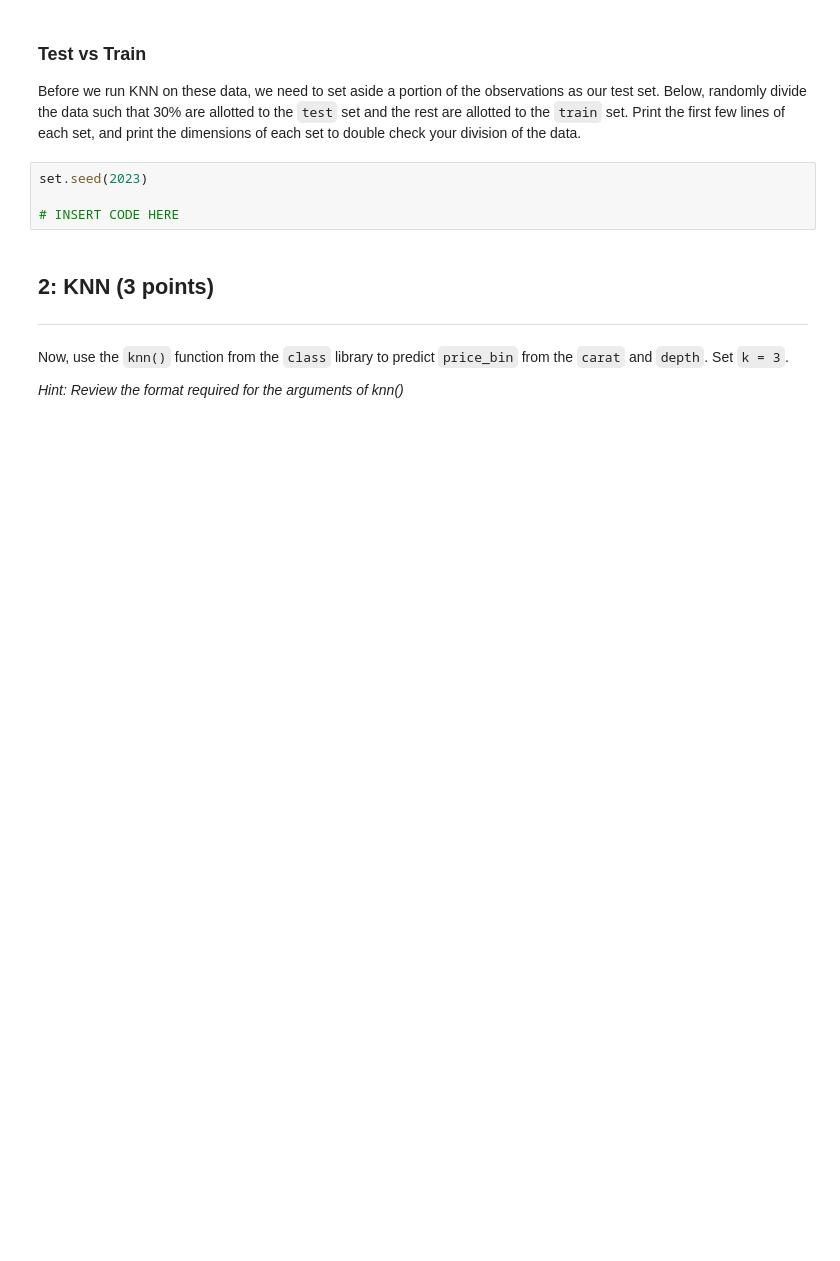
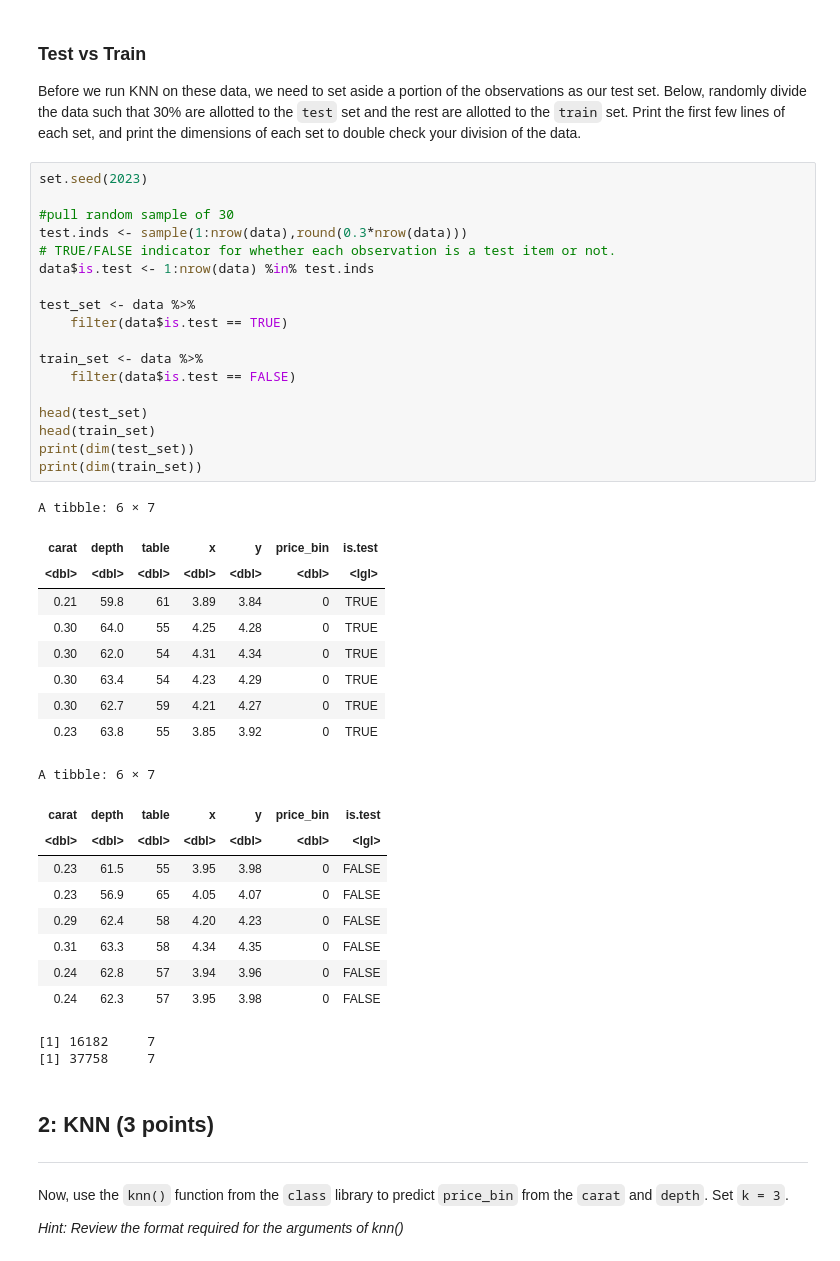
Before and after one commit to jialinli-21/Li_DSPN_S25, a Jupyter notebook: Exercise11.ipynb, the cells around one changed output. Drawn from its saved outputs; the diff is of its cells as text; blank space fills up the shorter version.

```diff
--- a/Exercise11.ipynb
+++ b/Exercise11.ipynb
@@ -28,10 +55,45 @@ Based on the above scatterplot, how do you think kNN will perform using only the
 ### Test vs Train
 
 Before we run KNN on these data, we need to set aside a portion of the observations as our test set. Below, randomly divide the data such that 30% are allotted to the `test` set and the rest are allotted to the `train` set. Print the first few lines of each set, and print the dimensions of each set to double check your division of the data.
-# %%
-set.seed(2023)
-
-# INSERT CODE HERE
+# %%
+set.seed(2023)
+
+#pull random sample of 30
+test.inds <- sample(1:nrow(data),round(0.3*nrow(data)))
+# TRUE/FALSE indicator for whether each observation is a test item or not.
+data$is.test <- 1:nrow(data) %in% test.inds
+
+test_set <- data %>%
+    filter(data$is.test == TRUE)
+
+train_set <- data %>%
+    filter(data$is.test == FALSE)
+
+head(test_set)
+head(train_set)
+print(dim(test_set))
+print(dim(train_set))
+# %% [output]
+A tibble: 6 × 7
+| carat | depth | table | x | y | price_bin | is.test |
+| <dbl> | <dbl> | <dbl> | <dbl> | <dbl> | <dbl> | <lgl> |
+| 0.21 | 59.8 | 61 | 3.89 | 3.84 | 0 | TRUE |
+| 0.30 | 64.0 | 55 | 4.25 | 4.28 | 0 | TRUE |
+| 0.30 | 62.0 | 54 | 4.31 | 4.34 | 0 | TRUE |
+| 0.30 | 63.4 | 54 | 4.23 | 4.29 | 0 | TRUE |
+| 0.30 | 62.7 | 59 | 4.21 | 4.27 | 0 | TRUE |
+| 0.23 | 63.8 | 55 | 3.85 | 3.92 | 0 | TRUE |
+A tibble: 6 × 7
+| carat | depth | table | x | y | price_bin | is.test |
+| <dbl> | <dbl> | <dbl> | <dbl> | <dbl> | <dbl> | <lgl> |
+| 0.23 | 61.5 | 55 | 3.95 | 3.98 | 0 | FALSE |
+| 0.23 | 56.9 | 65 | 4.05 | 4.07 | 0 | FALSE |
+| 0.29 | 62.4 | 58 | 4.20 | 4.23 | 0 | FALSE |
+| 0.31 | 63.3 | 58 | 4.34 | 4.35 | 0 | FALSE |
+| 0.24 | 62.8 | 57 | 3.94 | 3.96 | 0 | FALSE |
+| 0.24 | 62.3 | 57 | 3.95 | 3.98 | 0 | FALSE |
+[1] 16182     7
+[1] 37758     7
 # %% [markdown]
 ## 2: KNN (3 points)
 ----
```
Also changed, not shown: parts of 26 cells of this notebook.
